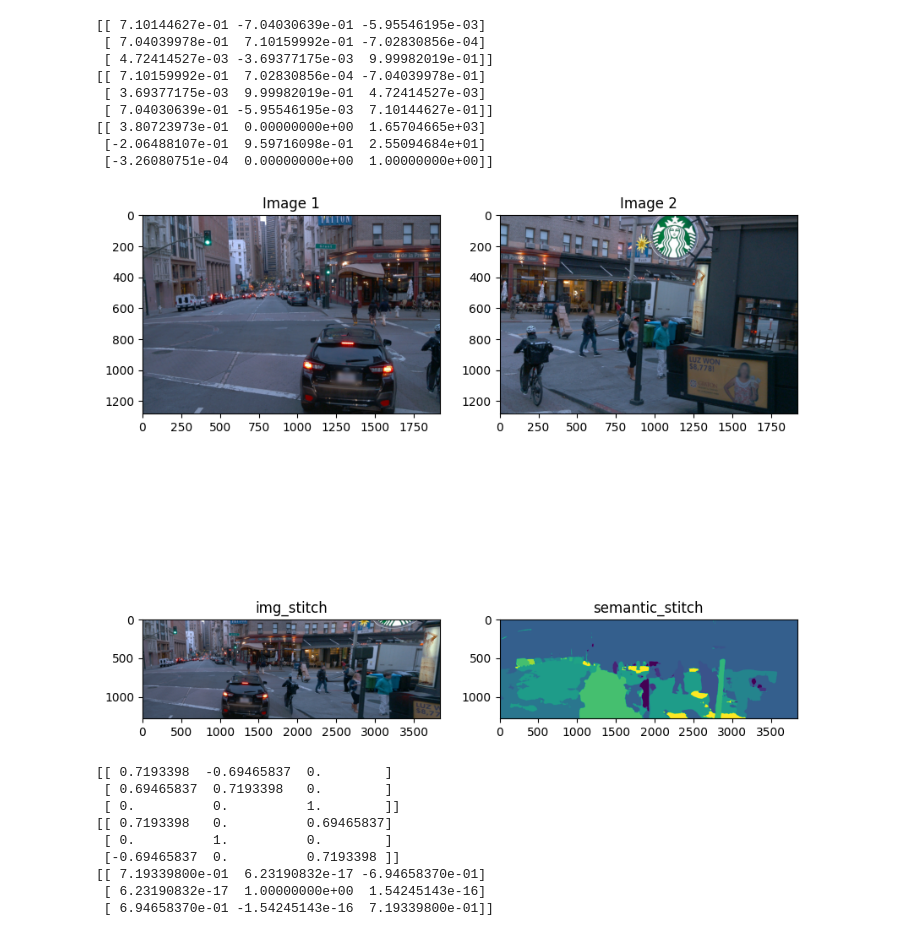
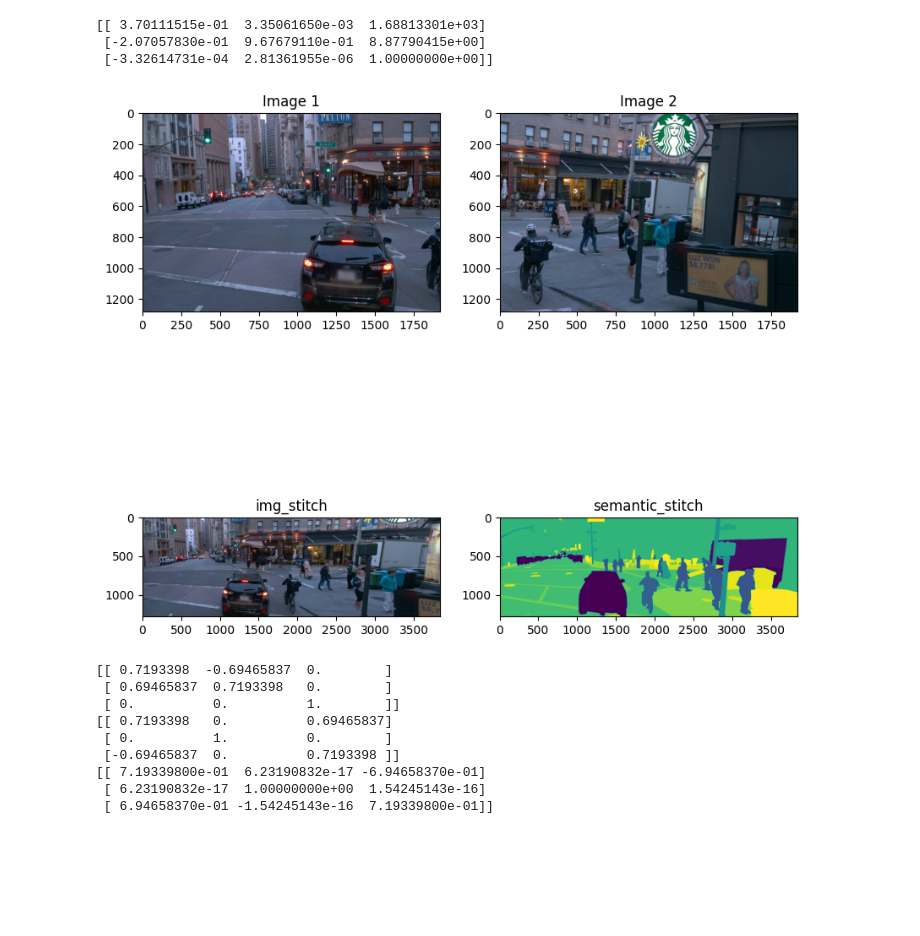
Before and after one commit to KaiwenJon/waymo-challenge-2d-pvps, a Jupyter notebook: Image Stitching.ipynb, the cells around one changed output. Saved outputs shown, nothing was run; the diff lists cells and outputs as text; code cells hidden in the pictures; blank space fills up the shorter version.

```diff
--- a/Image Stitching.ipynb
+++ b/Image Stitching.ipynb
@@ -12,7 +12,8 @@ def _pad_to_common_shape(img):
         return np.pad(img, [[1280 - img.shape[0], 0], [0, 0]])
 # %%
 context_name = "17694030326265859208_2340_000_2360_000"
-pred_path = f'../{context_name}'
+# pred_path = f'../{context_name}'
+pred_path = f"/media/kaiwenjon/Kevin-linux-dats/waymo/dataset_png_new_instance/validation_new_instanceLabel/{context_name}"
 image_path = f'/media/kaiwenjon/Kevin-linux-dats/waymo/dataset_jpg/validation/{context_name}'
 
 cam_extrinsic = np.load('./Parameters/Camera_Param/cam_extrinsic.npy')# shape (5, 4, 4)
@@ -60,7 +61,8 @@ time_stamps = [f for f in os.listdir(pred_path) if os.path.isdir(os.path.join(pr
 time_stamps = sorted(time_stamps)
 for i, time_stamp in enumerate(time_stamps):
     if(i == 23):
-        pred1 = cv2.imread(f"{pred_path}/{time_stamp}/{cam_name1}_panoptic_prediction.png")
+#         pred1 = cv2.imread(f"{pred_path}/{time_stamp}/{cam_name1}_panoptic_prediction.png")
+        pred1 = cv2.imread(f"{pred_path}/{time_stamp}/panoptic_labels_{n1}.png")
         img1 = cv2.imread(f"{image_path}/{time_stamp}/{cam_name1}.jpg")
         img1 = cv2.cvtColor(img1, cv2.COLOR_BGR2RGB)
         semantic_pred1 = pred1[:, :, 0]
@@ -68,46 +70,41 @@ for i, time_stamp in enumerate(time_stamps):
         img1 = _pad_to_common_shape(img1)
         semantic_pred1 = _pad_to_common_shape(semantic_pred1)
 
-        pred2 = cv2.imread(f"{pred_path}/{time_stamp}/{cam_name2}_panoptic_prediction.png")
+#         pred2 = cv2.imread(f"{pred_path}/{time_stamp}/{cam_name2}_panoptic_prediction.png")
+        pred2 = cv2.imread(f"{pred_path}/{time_stamp}/panoptic_labels_{n2}.png")
         img2 = cv2.imread(f"{image_path}/{time_stamp}/{cam_name2}.jpg")
         img2 = cv2.cvtColor(img2, cv2.COLOR_BGR2RGB)
         semantic_pred2 = pred2[:, :, 0]
         instance_pred2 = pred2[:, :, 1]
         img2 = _pad_to_common_shape(img2)
         semantic_pred2 = _pad_to_common_shape(semantic_pred2)
 
 
-        H = getHomography(img1, img2, K, R1, R2)
-#         H = np.load(f"./Parameters/Homography/H_{n1}_and_{n2}.npy")
+#         H = getHomography(img1, img2, K, R1, R2)
+        H = np.load(f"./Parameters/Homography/H_{n1}_and_{n2}.npy")
         print(H)
         semantic_stitch = warpImage(semantic_pred1, semantic_pred2, H)
         img_stitch = warpImage(img1, img2, H)
 
 
         fig, axs = plt.subplots(2, 2, figsize=(10, 10))
 
         axs[0][0].imshow(img1)
         axs[0][0].set_title('Image 1')
 
         axs[0][1].imshow(img2)
         axs[0][1].set_title('Image 2')
 
         axs[1][0].imshow(img_stitch)
         axs[1][0].set_title('img_stitch')
 
         axs[1][1].imshow(semantic_stitch)
         axs[1][1].set_title('semantic_stitch')
 # %% [output]
-[[ 7.10144627e-01 -7.04030639e-01 -5.95546195e-03]
- [ 7.04039978e-01  7.10159992e-01 -7.02830856e-04]
- [ 4.72414527e-03 -3.69377175e-03  9.99982019e-01]]
-[[ 7.10159992e-01  7.02830856e-04 -7.04039978e-01]
- [ 3.69377175e-03  9.99982019e-01  4.72414527e-03]
- [ 7.04030639e-01 -5.95546195e-03  7.10144627e-01]]
-[[ 3.80723973e-01  0.00000000e+00  1.65704665e+03]
- [-2.06488107e-01  9.59716098e-01  2.55094684e+01]
- [-3.26080751e-04  0.00000000e+00  1.00000000e+00]]
+[[ 3.70111515e-01  3.35061650e-03  1.68813301e+03]
+ [-2.07057830e-01  9.67679110e-01  8.87790415e+00]
+ [-3.32614731e-04  2.81361955e-06  1.00000000e+00]]
-[figure, old version]
+[figure, new version]
 # %%
 r1 = R.from_euler('y', -90, degrees=True)
 r2 = R.from_euler('x', 90, degrees=True)
```
Also changed, not shown: 7 other files.
